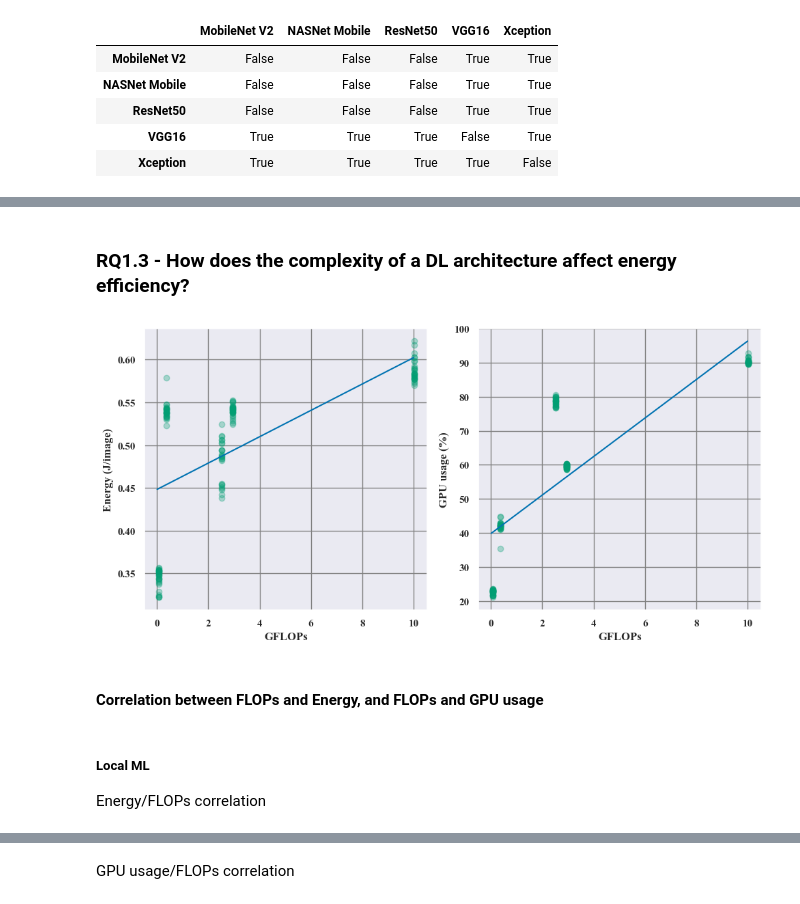
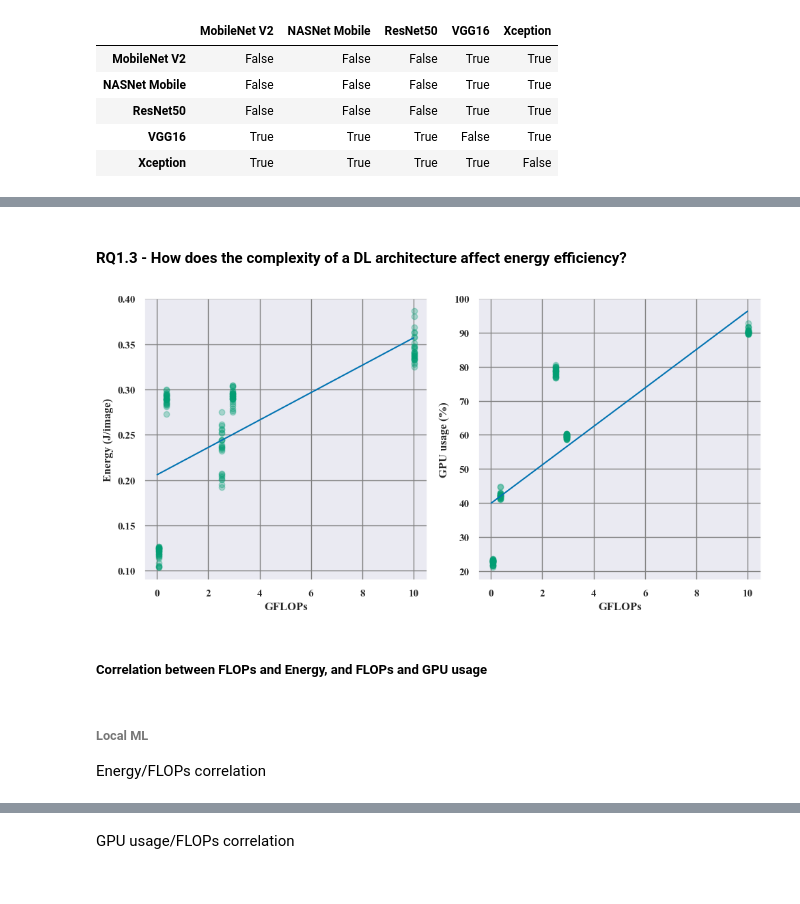
Before and after one commit to GAISSA-UPC/seaa2023_ect, a Jupyter notebook: data-analysis.ipynb, the cells around one changed output, grey strips where cells are left out. Cells and saved outputs as stored; diff of their text form; code cells hidden in the pictures.

Commit message:
Update data analysis after fixing metrics computation

```diff
--- a/data-analysis.ipynb
+++ b/data-analysis.ipynb
@@ -479,0 +524,3 @@ boxplot(
+# %%
+cloud_nasnet_no_temp_outliers = cloud_nasnet.sort_values(by="temperature", ascending=False).iloc[4:]
+print("Cloud NASNet remaining samples:", cloud_nasnet_no_temp_outliers.shape[0])
@@ -479,0 +550,3 @@ boxplot(
+# %%
+cloud_resnet50_no_temp_outliers = cloud_resnet50.sort_values(by="temperature", ascending=False).iloc[:-5]
+print("Cloud ResNet50 remaining samples:", cloud_resnet50_no_temp_outliers.shape[0])
@@ -702,20 +846,23 @@ if SAVE_FIGS:
 ### Comparison between model architectures and training environment
 #### Energy comparison
 # %%
+cloud_nasnet_clean = pd.merge(cloud_nasnet_no_gpu_outliers, pd.merge(cloud_nasnet_no_temp_outliers, cloud_nasnet_no_energy_outliers, how="inner"), how="inner")
+cloud_resnet50_clean = pd.merge(cloud_resnet50_no_temp_outliers, cloud_resnet50_no_gpu_outliers, how="inner")
+local_ml_mobilenet_clean = pd.merge(local_ml_mobilenet_no_temp_outliers, local_ml_mobilenet_no_gpu_outliers, how="inner")
 analysis_df_no_outliers = (
     pd.concat(
         [
             cloud_mobilenet,
-            cloud_nasnet_no_gpu_outliers,
+            cloud_nasnet_clean,
             cloud_xception,
-            cloud_resnet50_no_gpu_outliers,
+            cloud_resnet50_clean,
             cloud_vgg16_no_energy_outliers,
             local_n_mobilenet,
             local_n_nasnet,
-            local_ml_mobilenet_no_gpu_outliers,
+            local_ml_mobilenet_clean,
             local_ml_nasnet,
             local_ml_xception,
-            local_ml_resnet50,
+            local_ml_resnet50_no_temp_outliers,
             local_ml_vgg16,
         ]
     )
@@ -1163,13 +1322,13 @@ SignificanceResult(statistic=0.6930305235669334, pvalue=8.509728624528388e-22)
 rq1_df = pd.concat(
     [
         cloud_mobilenet,
-        cloud_nasnet_no_gpu_outliers,
+        cloud_nasnet_clean,
         cloud_xception,
-        cloud_resnet50_no_gpu_outliers.query("`f1-score` > 0"),
+        cloud_resnet50_clean.query("`f1-score` > 0"),
         cloud_vgg16_no_energy_outliers,
     ]
 )
-rq1_df.energy = rq1_df.energy.apply(np.sqrt)
+# rq1_df.energy = rq1_df.energy.apply(np.sqrt)
 # %% [markdown]
 #### RQ1.1 - How do DL architectures compare in terms of energy efficiency?
 
@@ -1465,14 +1624,8 @@ Xception - ResNet50 effect size: (0.8346666666666667, 'large')
 Xception - VGG16 effect size: (-0.9229885057471264, 'large')
 ResNet50 - VGG16 effect size: (-0.953103448275862, 'large')
 # %% [markdown]
-### RQ1.3 - How does the complexity of a DL architecture affect energy efficiency?
+#### RQ1.3 - How does the complexity of a DL architecture affect energy efficiency?
 # %%
-grouped_df = (
-    analysis_df_no_outliers.query("`training environment` != 'Local N'")
-    .groupby(["training environment", "architecture"], as_index=False)
-    .agg(GFLOPs=("GFLOPs", "first"), energy=("energy", "median"), gpu_usage=("gpu_usage", "median"))
-)
-
 _, (ax0, ax1) = plt.subplots(1, 2, figsize=(10, 5))
 
 x = rq1_df.GFLOPs
@@ -1487,38 +1640,38 @@ ax0.scatter(
 
 m, b = np.polyfit(x, y, 1)
 samples = np.linspace(1e-2, 10, 100)
 ax0.plot(samples, m * samples + b, color="b")
 
 ax0.set_ylabel("Energy (J/image)")
 ax0.set_xlabel("GFLOPs")
 
 y = rq1_df.gpu_usage
 
 ax1.scatter(
     x,
     y,
     color=COLORS["Cloud"],
     alpha=0.3,
 )
 
 ax1.set_ylabel("GPU usage (%)")
 ax1.set_xlabel("GFLOPs")
 
 # p1, p2 = np.polyfit(np.log(x), y, 1)
 # ax1.plot(samples, p1 * np.log(samples) + p2, "r", label="logarithmic reg")
 
 m, b = np.polyfit(x, y, 1)
 ax1.plot(samples, m * samples + b, color="b", label="linear reg")
 # ax1.legend()
 
 if SAVE_FIGS:
     plt.savefig(os.path.join(FIGURES_DIR, f"cloud-energy-flops-regression.{FIGURES_FORMAT}"))
 # %% [output]
-[figure, old version]
+[figure, new version]
 # %% [markdown]
-#### Correlation between FLOPs and Energy, and FLOPs and GPU usage
+##### Correlation between FLOPs and Energy, and FLOPs and GPU usage
 # %% [markdown]
-##### Local ML
+###### Local ML
 Energy/FLOPs correlation
 # %%
 stats.spearmanr(
```
Also changed, not shown: parts of 91 cells of this notebook, 1 other file.
